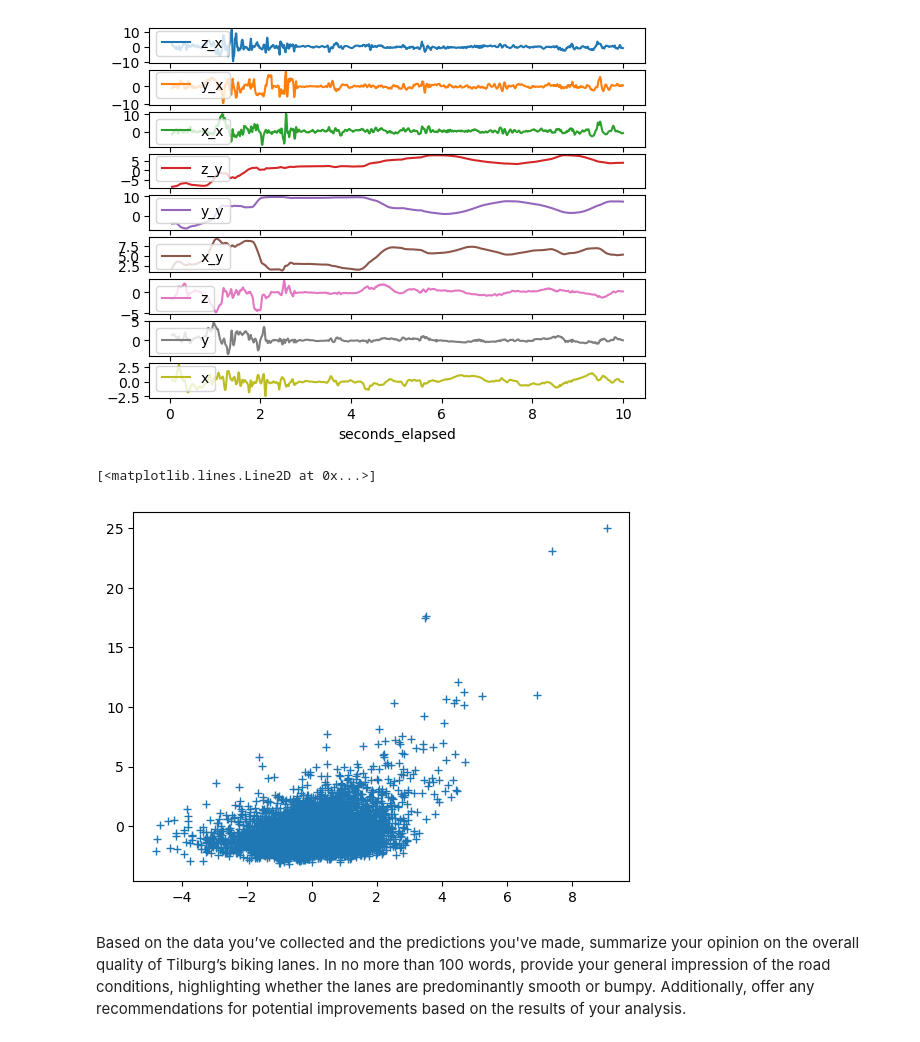
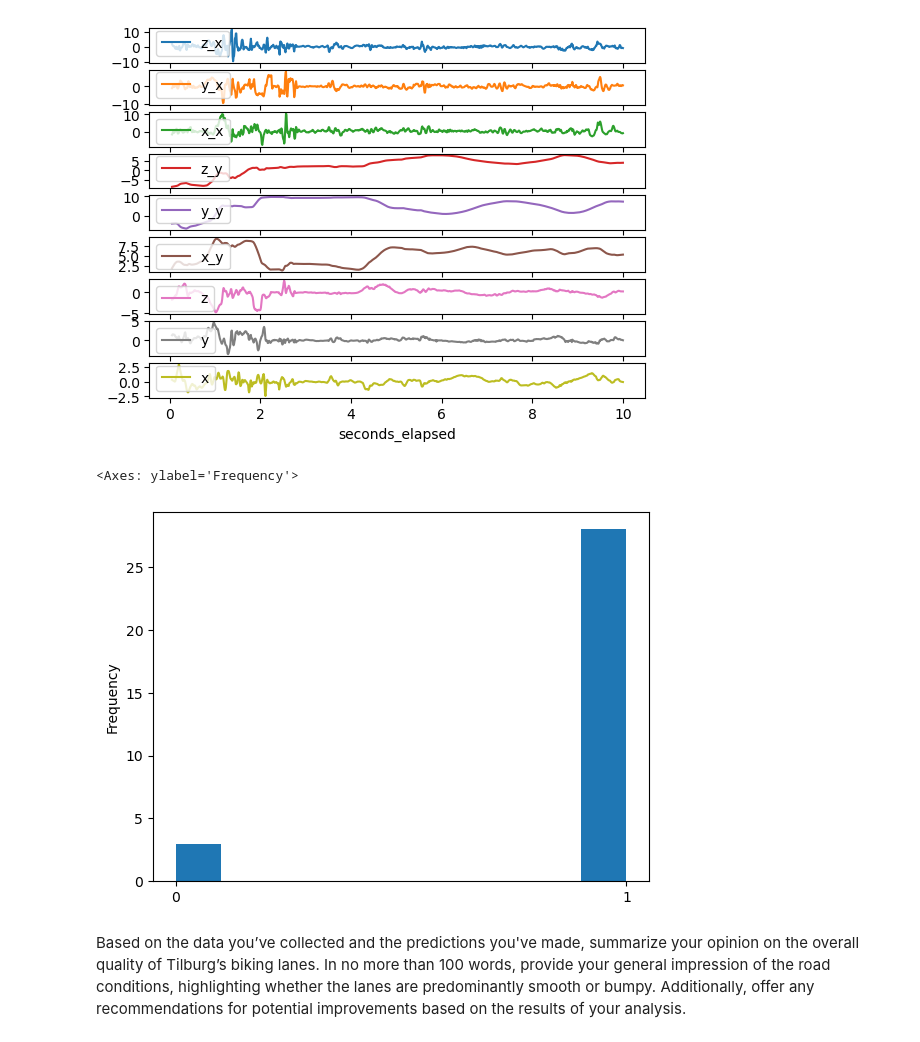
Before and after one commit to fbouwman01/Assignment-1b-data-analysis-for-bumpy-lane-detection, a Jupyter notebook: Template_1b.ipynb, the cells around one changed output. Cells and saved outputs as stored; diff of their text form; code cells hidden in the pictures.

Commit message:
classify Tilburg dataset

```diff
--- a/Template_1b.ipynb
+++ b/Template_1b.ipynb
@@ -891,16 +890,43 @@ print(PCA_Til_features.shape)
 # %% [output]
 (8909, 2)
 [figure]
-# %%
-#// BEGIN_TODO Classify Tilburg biking lane
-plt.plot(PCA_Til_features[:,0],PCA_Til_features[:,1],"+")
-
-
-
-#// END_TODO
-# %% [output]
-[<matplotlib.lines.Line2D at 0x...>]
-[figure, removed]
+# %%
+#// BEGIN_TODO Classify Tilburg biking lane
+def transform_data(X,PCA_model = PCA_model):
+    X_mat =np.array(X.drop(columns=["seconds_elapsed"]))
+    X_features = preproces(X_mat)
+    PCA_X = PCA_model.transform(X_features)
+    return PCA_X
+
+model_smooth = [means_sm, covs_sm, rho_sm]
+model_bumpy = [means_bu,covs_bu, rho_bu]
+
+
+def classifer(X, models =[model_bumpy, model_smooth], PCA_model = PCA_model):
+    J_total=[]
+
+    for parts in range(0,int(np.floor(1018/30))):
+        T_start = parts*30
+        T_end = T_start+30
+        X_part= X.iloc[np.where((X["seconds_elapsed"]>T_start) & (X["seconds_elapsed"]<T_end))[0],:]
+        if X_part.shape[0]>0:
+            X_PCA = transform_data(X_part, PCA_model)
+            J_compare=[]
+            for i in range(0,2):
+                J_compare+= [loglikelihood(X_PCA,*models[i])]
+            if J_compare[0]< J_compare[1]:
+                J_total += [0] #"bumpy"
+            else:
+                J_total += [1] #"smooth"
+
+    return J_total
+kwaliteit_wegen = classifer(Til_data_norm)
+pd.DataFrame(kwaliteit_wegen).plot(kind="hist", xticks=[0,1], legend=False)
+
+#// END_TODO
+# %% [output]
+<Axes: ylabel='Frequency'>
+[figure, added]
 # %% [markdown]
 Based on the data you’ve collected and the predictions you've made, summarize your opinion on the overall quality of Tilburg’s biking lanes. In no more than 100 words, provide your general impression of the road conditions, highlighting whether the lanes are predominantly smooth or bumpy. Additionally, offer any recommendations for potential improvements based on the results of your analysis.
 # %%
```
Also changed, not shown: parts of 3 cells of this notebook.
